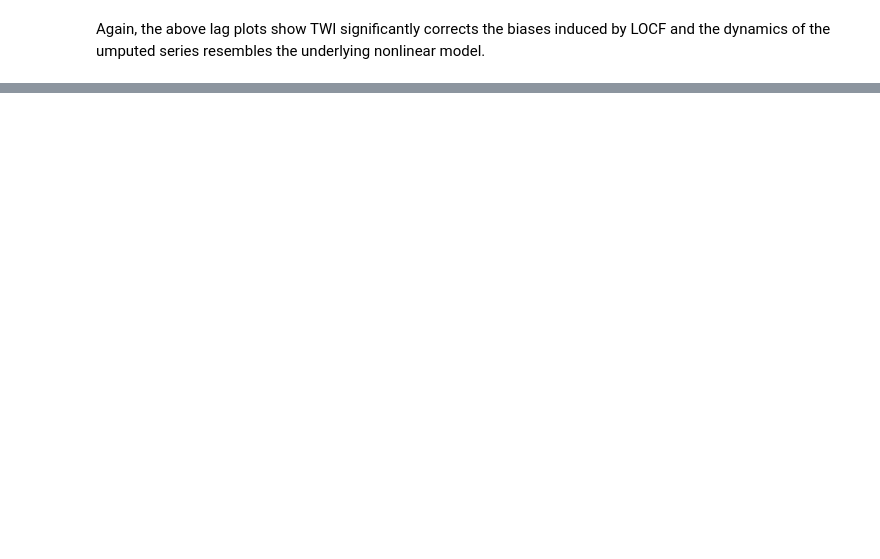
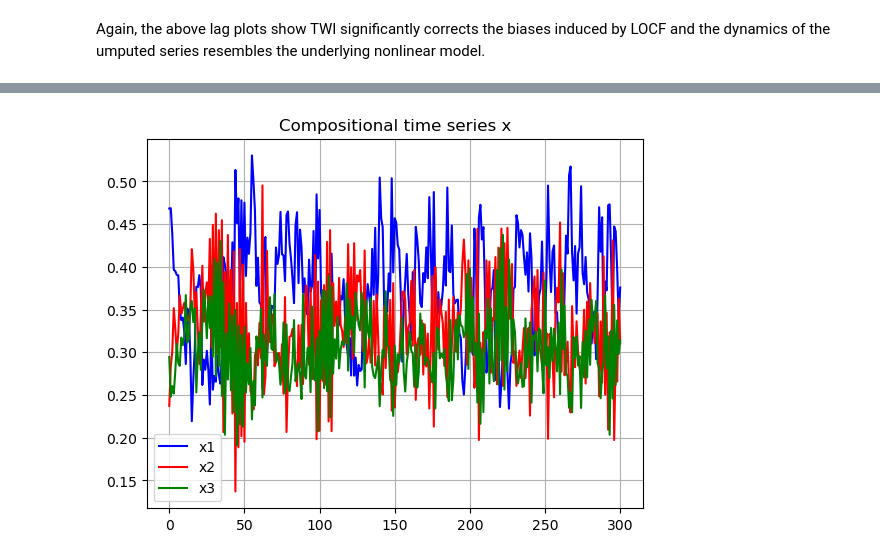
Before and after one commit to shuochieh/Wasserstein_imputation, a Jupyter notebook: Example.ipynb, the cells around one changed output, grey strips where cells are left out. Cells and saved outputs as stored; diff of their text form; code cells hidden in the pictures; blank space fills up the shorter version.

```diff
--- a/Example.ipynb
+++ b/Example.ipynb
@@ -209,0 +229,24 @@ Again, the above lag plots show TWI significantly corrects the biases induced by
+# %%
+x = np.zeros((1100, 3))
+y = np.zeros((1100, 2))
+for i in range(4, 1100):
+    y[i,0] = 0.1 + 0.7 * y[i - 1,0] - 0.5 * y[i - 1, 1] + np.random.normal(size = 1, scale = 0.2)
+    y[i,1] = 0.1 - 0.7 * y[i - 1,1] + np.random.normal(size = 1, scale = 0.2)
+    x[i,2] = 1 / (1 + np.sum(np.exp(y[i,:])))
+    x[i,0] = x[i,2] * np.exp(y[i,0])
+    x[i,1] = x[i,2] * np.exp(y[i,1])
+x = x[100:]
+y = y[100:]
+
+plt.plot(np.linspace(0, 300, 301), x[:301,0], label='x1', color='blue')
+plt.plot(np.linspace(0, 300, 301), x[:301,1], label='x2', color='red')
+plt.plot(np.linspace(0, 300, 301), x[:301,2], label='x3', color='green')
+
+plt.title('Compositional time series x')
+plt.xlabel('')
+plt.ylabel('')
+plt.legend()
+plt.grid(True)
+plt.show()
+# %% [output]
+[figure, added]
```
Also changed, not shown: parts of 12 cells of this notebook, 3 other files.
